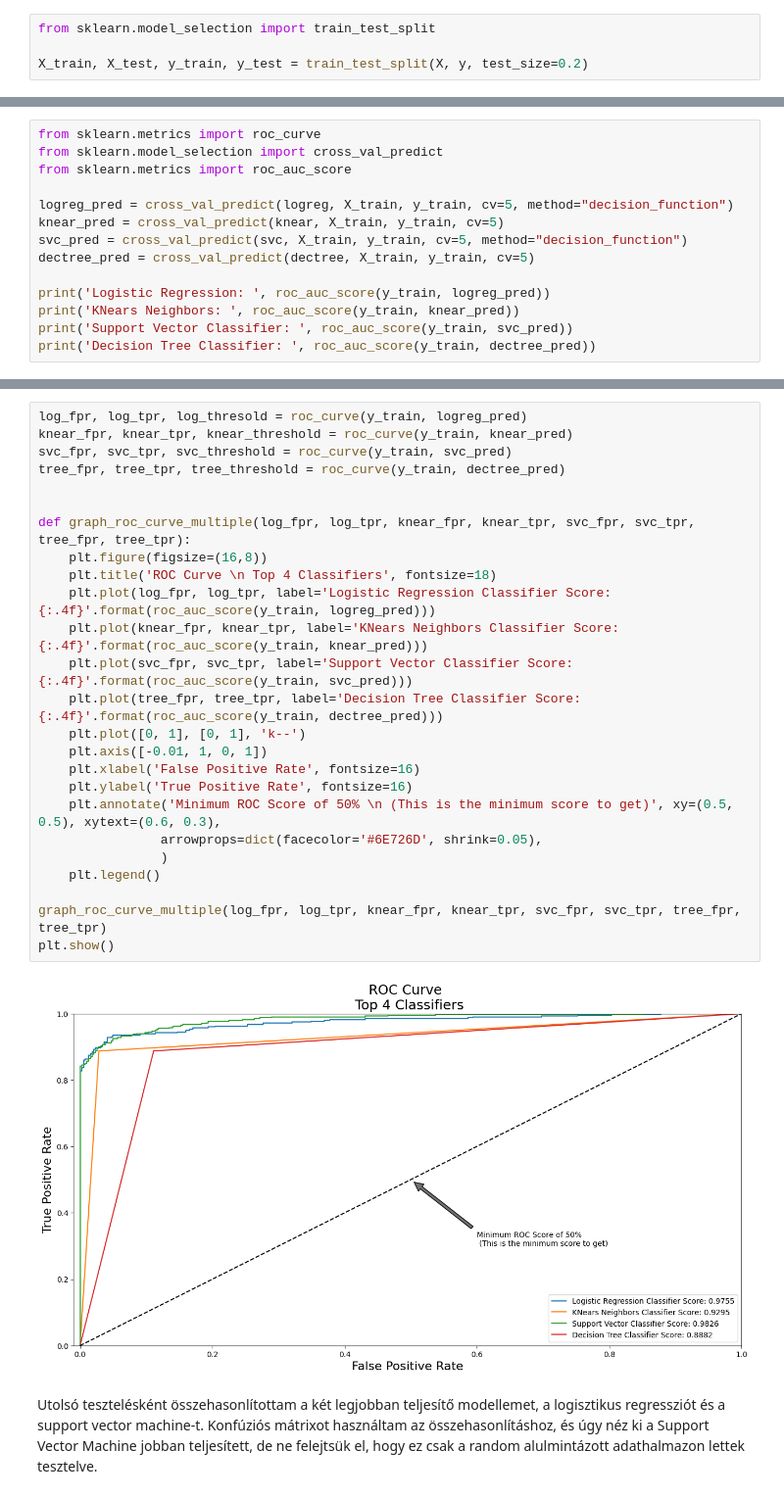
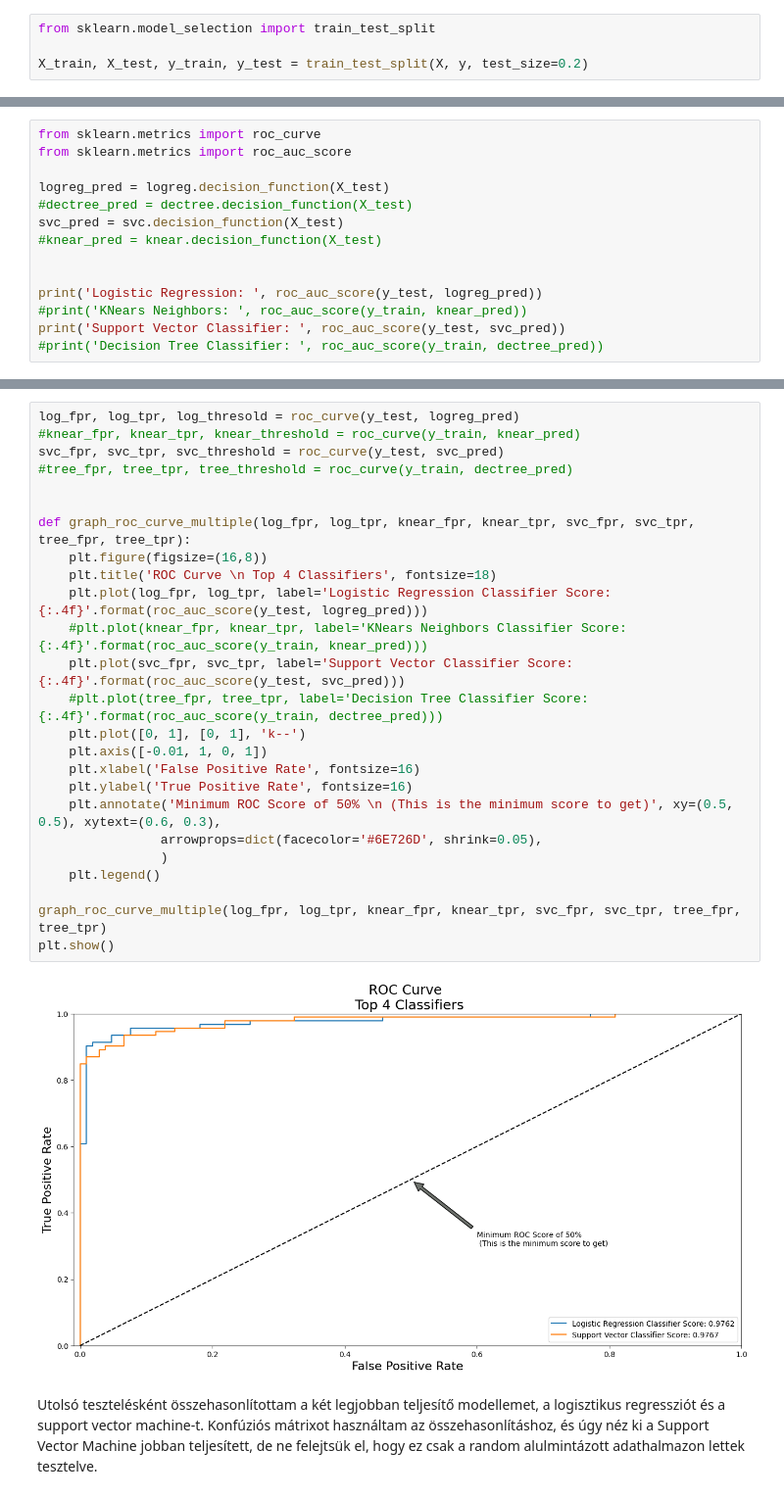
Before and after one commit to allmannd/syntheticdata, a Jupyter notebook: fraud_detection.ipynb, the cells around one changed output, grey strips where cells are left out. Shown at 98% size. Cells and saved outputs as stored; diff of their text form.

```diff
--- a/fraud_detection.ipynb
+++ b/fraud_detection.ipynb
@@ -201,15 +271,15 @@ A K-legközelebbi szomszéd modellünknek  92.88 %-os keresztvalidációs pontos
 # %%
 from sklearn.metrics import roc_curve
-from sklearn.model_selection import cross_val_predict
 from sklearn.metrics import roc_auc_score
 
-logreg_pred = cross_val_predict(logreg, X_train, y_train, cv=5, method="decision_function")
-knear_pred = cross_val_predict(knear, X_train, y_train, cv=5)
-svc_pred = cross_val_predict(svc, X_train, y_train, cv=5, method="decision_function")
-dectree_pred = cross_val_predict(dectree, X_train, y_train, cv=5)
+logreg_pred = logreg.decision_function(X_test)
+#dectree_pred = dectree.decision_function(X_test)
+svc_pred = svc.decision_function(X_test)
+#knear_pred = knear.decision_function(X_test)
 
-print('Logistic Regression: ', roc_auc_score(y_train, logreg_pred))
-print('KNears Neighbors: ', roc_auc_score(y_train, knear_pred))
-print('Support Vector Classifier: ', roc_auc_score(y_train, svc_pred))
-print('Decision Tree Classifier: ', roc_auc_score(y_train, dectree_pred))
+
+print('Logistic Regression: ', roc_auc_score(y_test, logreg_pred))
+#print('KNears Neighbors: ', roc_auc_score(y_train, knear_pred))
+print('Support Vector Classifier: ', roc_auc_score(y_test, svc_pred))
+#print('Decision Tree Classifier: ', roc_auc_score(y_train, dectree_pred))
 # %% [output]
@@ -220,30 +288,30 @@ Decision Tree Classifier:  0.8881944444444443
 # %%
-log_fpr, log_tpr, log_thresold = roc_curve(y_train, logreg_pred)
-knear_fpr, knear_tpr, knear_threshold = roc_curve(y_train, knear_pred)
-svc_fpr, svc_tpr, svc_threshold = roc_curve(y_train, svc_pred)
-tree_fpr, tree_tpr, tree_threshold = roc_curve(y_train, dectree_pred)
+log_fpr, log_tpr, log_thresold = roc_curve(y_test, logreg_pred)
+#knear_fpr, knear_tpr, knear_threshold = roc_curve(y_train, knear_pred)
+svc_fpr, svc_tpr, svc_threshold = roc_curve(y_test, svc_pred)
+#tree_fpr, tree_tpr, tree_threshold = roc_curve(y_train, dectree_pred)
 
 
 def graph_roc_curve_multiple(log_fpr, log_tpr, knear_fpr, knear_tpr, svc_fpr, svc_tpr, tree_fpr, tree_tpr):
     plt.figure(figsize=(16,8))
     plt.title('ROC Curve \n Top 4 Classifiers', fontsize=18)
-    plt.plot(log_fpr, log_tpr, label='Logistic Regression Classifier Score: {:.4f}'.format(roc_auc_score(y_train, logreg_pred)))
-    plt.plot(knear_fpr, knear_tpr, label='KNears Neighbors Classifier Score: {:.4f}'.format(roc_auc_score(y_train, knear_pred)))
-    plt.plot(svc_fpr, svc_tpr, label='Support Vector Classifier Score: {:.4f}'.format(roc_auc_score(y_train, svc_pred)))
-    plt.plot(tree_fpr, tree_tpr, label='Decision Tree Classifier Score: {:.4f}'.format(roc_auc_score(y_train, dectree_pred)))
+    plt.plot(log_fpr, log_tpr, label='Logistic Regression Classifier Score: {:.4f}'.format(roc_auc_score(y_test, logreg_pred)))
+    #plt.plot(knear_fpr, knear_tpr, label='KNears Neighbors Classifier Score: {:.4f}'.format(roc_auc_score(y_train, knear_pred)))
+    plt.plot(svc_fpr, svc_tpr, label='Support Vector Classifier Score: {:.4f}'.format(roc_auc_score(y_test, svc_pred)))
+    #plt.plot(tree_fpr, tree_tpr, label='Decision Tree Classifier Score: {:.4f}'.format(roc_auc_score(y_train, dectree_pred)))
     plt.plot([0, 1], [0, 1], 'k--')
     plt.axis([-0.01, 1, 0, 1])
     plt.xlabel('False Positive Rate', fontsize=16)
     plt.ylabel('True Positive Rate', fontsize=16)
     plt.annotate('Minimum ROC Score of 50% \n (This is the minimum score to get)', xy=(0.5, 0.5), xytext=(0.6, 0.3),
                 arrowprops=dict(facecolor='#6E726D', shrink=0.05),
                 )
     plt.legend()
 
 graph_roc_curve_multiple(log_fpr, log_tpr, knear_fpr, knear_tpr, svc_fpr, svc_tpr, tree_fpr, tree_tpr)
 plt.show()
 # %% [output]
-[figure, old version]
+[figure, new version]
 # %% [markdown]
 Utolsó tesztelésként összehasonlítottam a két legjobban teljesítő modellemet, a logisztikus regressziót és a support vector machine-t. Konfúziós mátrixot használtam az összehasonlításhoz, és úgy néz ki a Support Vector Machine jobban teljesített, de ne felejtsük el, hogy ez csak a random alulmintázott adathalmazon lettek tesztelve.
 # %%
```
Also changed, not shown: parts of 15 cells of this notebook.
